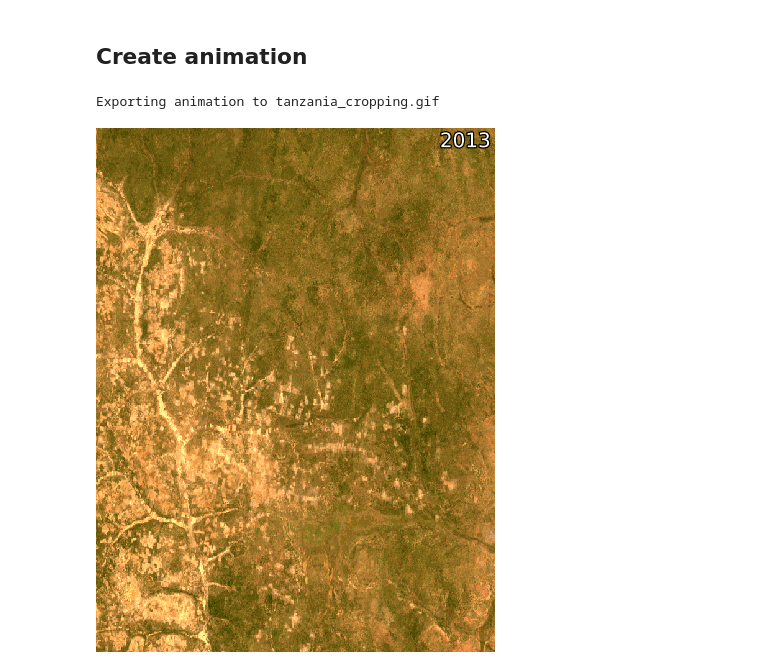
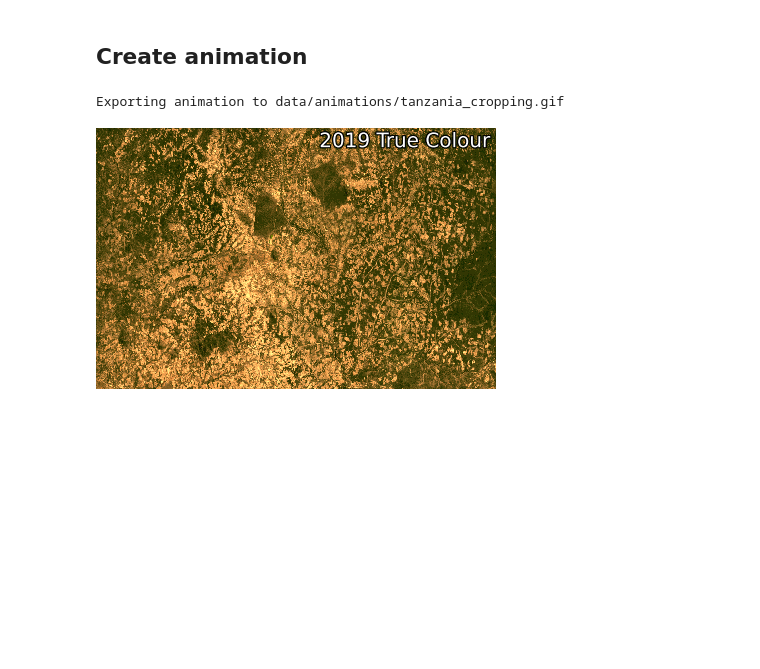
Before and after one commit to digitalearthafrica/crop-mask, a Jupyter notebook: pre-post_processing/animations_cropmask.ipynb, the cells around one changed output. Cells and saved outputs as stored; diff of their text form; code cells hidden in the pictures; blank space fills up the shorter version.

```diff
--- a/pre-post_processing/animations_cropmask.ipynb
+++ b/pre-post_processing/animations_cropmask.ipynb
@@ -48,9 +48,9 @@ dc = datacube.Datacube(app='Animated_timeseries')
 # %% [markdown]
 ## Load satellite data from datacube
 # %%
-lat, lon = -6.72, 32.214 #tanzania -6.7519, 32.4694
-lon_buffer = 0.1
-lat_buffer = 0.1
+lat, lon = -8.105, 33.294 #-6.72, 32.214 #tanzania -6.7519, 32.4694
+lon_buffer = 0.3
+lat_buffer = 0.15
 
 x = (lon-lon_buffer, lon+lon_buffer)
 y =  (lat-lat_buffer, lat+lat_buffer)
@@ -109,8 +108,10 @@ DatasetResample, grouped over '__resample_dim__'
 ## Open crop-mask at same location
 
 reproject to match Landsat
+# %%
+g_id='C-20'
 # %%
-p=xr.open_rasterio('eastern_cropmask/results/classifications/predicted/20201204/Eastern_tile_B-19_prediction_pixel_gm_mads_two_seasons_20201204.tif')
+p=xr.open_rasterio('../eastern_cropmask/results/classifications/predicted/20201215/Eastern_tile_'+g_id+'_prediction_pixel_gm_mads_two_seasons_20201215.tif')
 p=p.squeeze().sel(x=slice(ds.coords['x'][0].values, ds.coords['x'][-1].values), y=slice(ds.coords['y'][0].values, ds.coords['y'][-1].values))
 
 p=xr_reproject(p, gms.geobox, "nearest")
@@ -141,27 +142,34 @@ gdf['DISS_ID'] = 1
 gdf = gdf.dissolve(by='DISS_ID', aggfunc='sum')
 # %% [markdown]
 ## Create animation
+# %%
+import numpy as np
+import pandas as pd
+
+recent = xr.concat([gms.isel(time=-1), gms.isel(time=-1)], dim='time')
+time=pd.to_datetime(np.array(['2018-01-01', '2019-01-01']))
+recent['time'] = time
 # %%
 gdf['start_time'] = ['2019-01']
 gdf['end_time'] = ['2019-01']
 
 # Get shapefile path
 gdf['color'] = '#3266ff90'
 
 # Produce time series animation
-xr_animation(ds=gms,
+xr_animation(ds=recent,
              bands=['red', 'green', 'blue'],
-             output_path='tanzania_cropping.gif',
+             output_path='data/animations/tanzania_cropping.gif',
              interval=1000,
              width_pixels=400,
-             show_date = '%Y',
-             show_text = ['','','','','','','2019 Crop Mask'],
-             gdf_kwargs={'edgecolor': 'blue', 'linewidth':0.1},
+             show_date = None,
+             show_text = ['2019 True Colour','2019 Crop Mask'],
+             gdf_kwargs={'edgecolor': 'blue', 'linewidth':0.2},
              show_gdf=gdf)
 
 # Plot animated gif
 plt.close()
-Image(filename='tanzania_cropping.gif')
+Image(filename='data/animations/tanzania_cropping.gif')
 # %% [output]
-Exporting animation to tanzania_cropping.gif
+Exporting animation to data/animations/tanzania_cropping.gif
-[figure, old version]
+[figure, new version]
```
Also changed, not shown: parts of 4 cells of this notebook, 16 other files.
